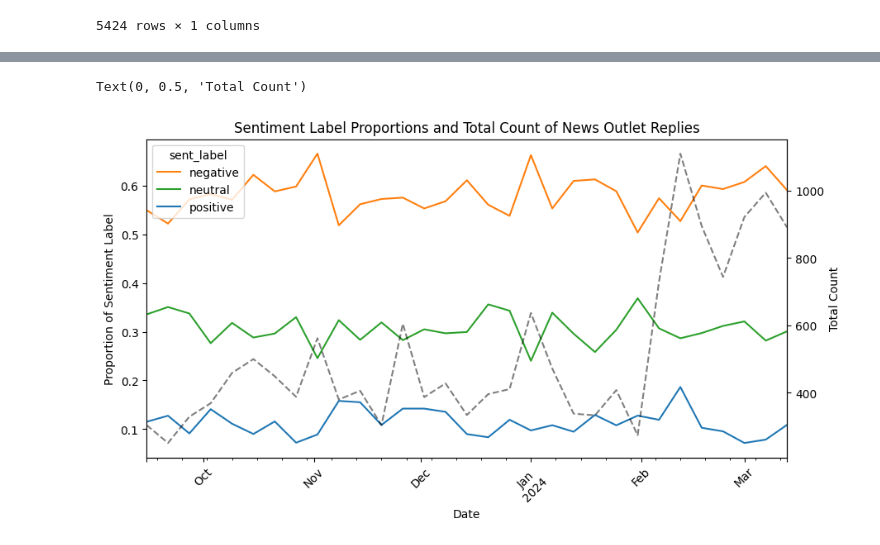
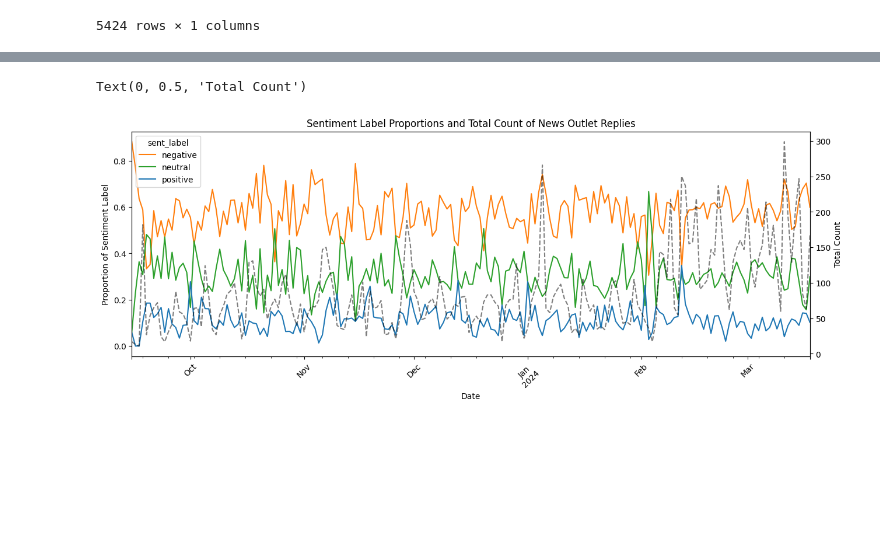
Before and after one commit to mmmbarendse/opensky, a Jupyter notebook: notebooks/16_sent_labels_over_time.ipynb, the cells around one changed output, grey strips where cells are left out. Drawn from its saved outputs; the diff is of its cells as text; code cells hidden in the pictures; blank space fills up the shorter version.

```diff
--- a/notebooks/16_sent_labels_over_time.ipynb
+++ b/notebooks/16_sent_labels_over_time.ipynb
@@ -22,6 +22,10 @@ PATH_USER_REPLIES_NEWS_POSTS = PATH_RESULTS + 'agg_user_replies_news_posts_2.csv
 
 PATH_FEED_POSTS = PATH_DATA + 'feed_posts/'
 
+COLOR_POSITIVE = os.environ.get('COLOR_POSITIVE')
+COLOR_NEUTRAL = os.environ.get('COLOR_NEUTRAL')
+COLOR_NEGATIVE = os.environ.get('COLOR_NEGATIVE')
+
 df = pd.read_csv(PATH_USER_REPLIES_NEWS_POSTS)
 # %%
 df
@@ -62,7 +66,7 @@ df.dropna(subset=['sent_label'], inplace=True)
 df['date'] = pd.to_datetime(df['date'], errors='coerce')
 # Set 'date_column' as the index
 df.set_index('date', inplace=True)
-#df = df[df.index > pd.to_datetime('2023-09-15')]
+df = df[df.index > pd.to_datetime('2023-09-15')]
 
 # Sort the DataFrame by the index to ensure it's monotonic
 df.sort_index(inplace=True)
@@ -116,5 +120,3 @@ df.groupby('reply_to').agg({'sent_label': 'count'})
 | 224902374.0 | 1 |
 | 227102711.0 | 1 |
 5424 rows × 1 columns
-# %%
-df = df.groupby(['reply_to', 'sent_label']).agg({'sent_label': 'count'}).rename(columns={'sent_label': 'count'}).reset_index()#.pivot(index='reply_to', columns='sent_label', values='count').fillna(0)
@@ -147,5 +123,5 @@ plt.xticks(rotation=45)
 # %%
-resample_frequency = '6D'  # Change this to 'T' for minutes, 'S' for seconds, etc.
+resample_frequency = 'D'  # Change this to 'T' for minutes, 'S' for seconds, etc.
 df_resampled = df.groupby('sent_label').resample(resample_frequency).size().unstack(fill_value=0)
 df_sent_labels = df_resampled.T#.reset_index().set_
 df_sent_labels.loc[:, 'total'] = df_sent_labels.sum(axis=1)
@@ -214,19 +165,21 @@ ax.set_ylim(0, 0.8)
 # %%
-fig, ax1 = plt.subplots(figsize=(10, 5))
+
+
+fig, ax1 = plt.subplots(figsize=(15, 5))
+
 # Plot the proportions on the primary y-axis
-
-df_sent_labels.drop(columns='total').plot(ax=ax1, color=['#ff7f0e', '#2ca02c', '#1f77b4'])
+df_sent_labels.drop(columns='total').plot(ax=ax1, color=[COLOR_NEGATIVE, COLOR_NEUTRAL, COLOR_POSITIVE])
 ax1.set_ylabel('Proportion of Sentiment Label')
 ax1.set_xlabel('Date')
 ax1.set_title('Sentiment Label Proportions and Total Count of News Outlet Replies')
 ax1.tick_params(axis='x', rotation=45)
 
 # Create a secondary y-axis
 ax2 = ax1.twinx()
 
 # Plot the total count on the secondary y-axis
 df_sent_labels.total.plot(ax=ax2, color='black', linestyle='--', alpha=0.5)
 ax2.set_ylabel('Total Count')
 # %% [output]
 Text(0, 0.5, 'Total Count')
-[figure, old version]
+[figure, new version]
```
Also changed, not shown: parts of 6 cells of this notebook, 6 other files.
